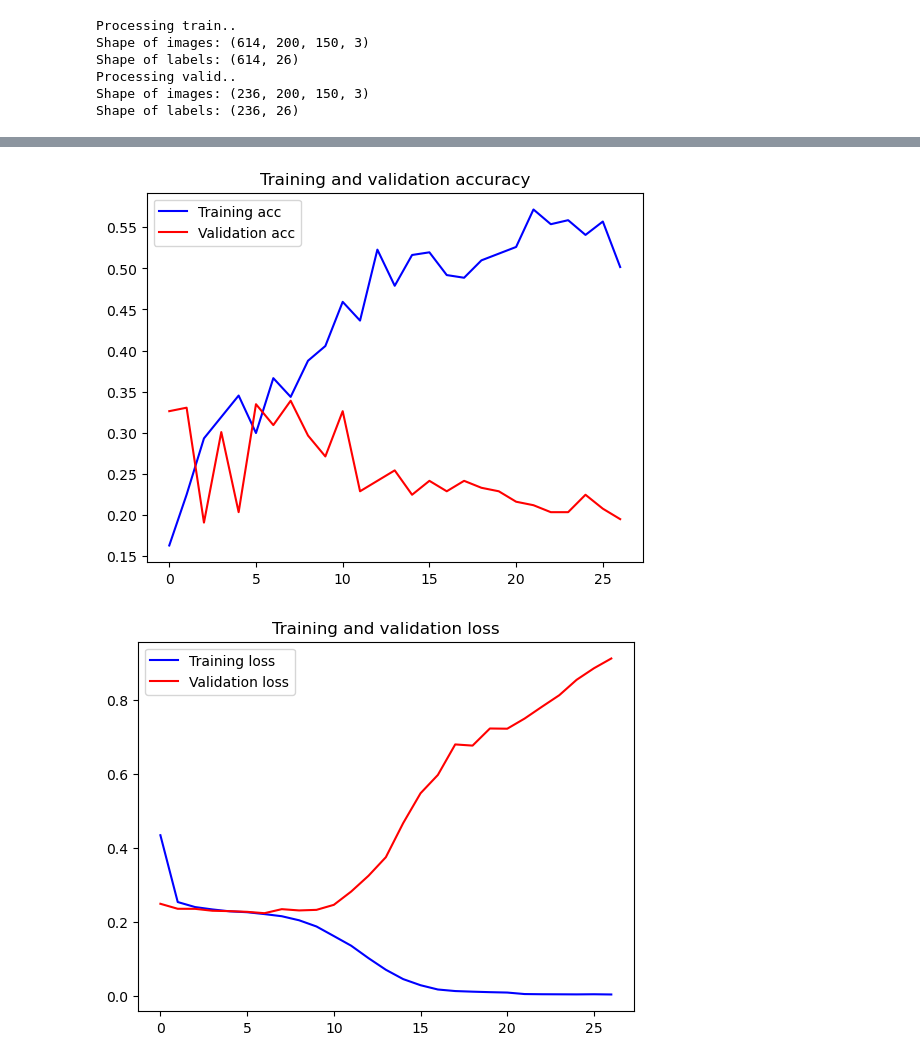
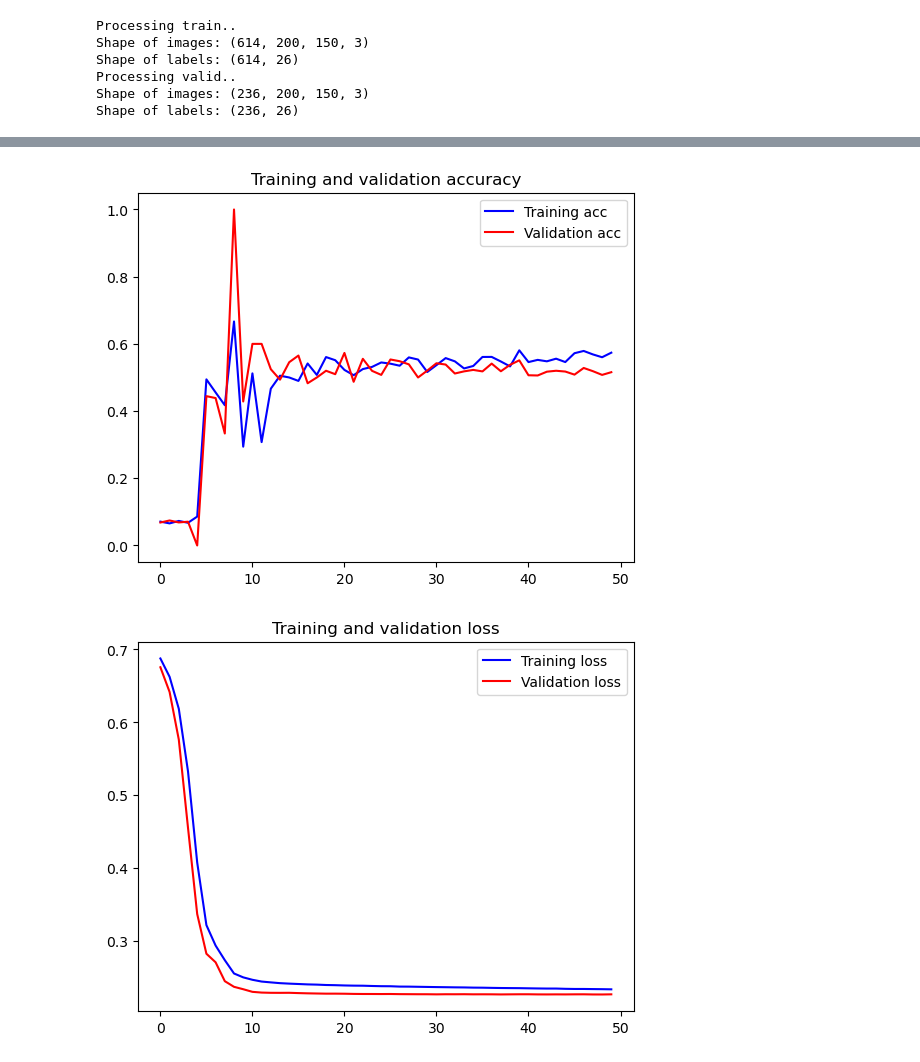
Before and after one commit to Cheeyau/cv2_model_generating, a Jupyter notebook: train_1.ipynb, the cells around one changed output, grey strips where cells are left out. Saved outputs shown, nothing was run; the diff lists cells and outputs as text; code cells hidden in the pictures.

```diff
--- a/train_1.ipynb
+++ b/train_1.ipynb
@@ -69,22 +70,21 @@ model=Sequential()
 # model.add(MaxPooling2D(pool_size=(2, 2), padding='same'))
 # model.add(Dropout(0.1))
 
-model.add(Conv2D(filters=32, kernel_size=(3, 3), activation='relu', input_shape=(image_height, image_weight, sequence)))
+model.add(Conv2D(filters=32, kernel_size=(5, 5), activation='relu', input_shape=(image_height, image_weight, sequence)))
 model.add(MaxPooling2D(pool_size=(2, 2), padding='same'))
-model.add(Dropout(0.1))
+# model.add(Dropout(0.1))
 
-# model.add(Conv2D(filters=64, kernel_size=(5, 5), activation='relu', input_shape=(image_height, image_weight, sequence)))
-# model.add(MaxPooling2D(pool_size=(2, 2), padding='same'))
+model.add(Conv2D(filters=64, kernel_size=(5, 5), activation='relu', input_shape=(image_height, image_weight, sequence)))
+model.add(MaxPooling2D(pool_size=(2, 2), padding='same'))
 # model.add(Dropout(0.1))
 
 model.add(Conv2D(filters=128, kernel_size=(3, 3), activation='relu', input_shape=(image_height, image_weight, sequence)))
 model.add(MaxPooling2D(pool_size=(2, 2), padding='same'))
-model.add(Dropout(0.1))
-
+# model.add(Dropout(0.1))
 
 model.add(Conv2D(filters=256, kernel_size=(3, 3), activation='relu', input_shape=(image_height, image_weight, sequence)))
 model.add(MaxPooling2D(pool_size=(2, 2), padding='same'))
-model.add(Dropout(0.1))
+# model.add(Dropout(0.1))
 
 # model.add(Conv2D(filters=512, kernel_size=(5, 5), activation='relu', input_shape=(image_height, image_weight, sequence)))
 # model.add(MaxPooling2D(pool_size=(2, 2), padding='same'))
@@ -100,6 +100,9 @@ model.add(Flatten())
 
 model.add(Dense(128, activation='relu'))
 
+model.add(Dense(26, activation='sigmoid'))
+
+model.summary()
 ########################################################################################################################
 
 # model.add(ConvLSTM2D(filters=16, kernel_size=(3, 3), activation='tanh', data_format="channels_last", recurrent_dropout=0.2, input_shape=(sequence, image_height, image_weight, sequence)))
@@ -148,9 +151,4 @@ model.add(Dense(128, activation='relu'))
 # model.add(LSTM(32))
 
 ########################################################################################################################
-
-
-model.add(Dense(26, activation='sigmoid'))
-
-model.summary()
 # %% [output]
@@ -172,12 +170,12 @@ Trainable params: 13,705,882
 Non-trainable params: 0
 _________________________________________________________________
 # %%
-version = 'v10'
+version = 'v11'
 
 opt = optimizers.SGD(
-    learning_rate=0.01,
-    decay=1e-4,
-    momentum=0.9,
+    learning_rate=0.001,
+    decay=1e-5,
+    momentum=0.95,
     nesterov=True
     )
 
@@ -190,9 +188,9 @@ early_stopping_callback = EarlyStopping(
 
 model.compile(
     loss='binary_crossentropy',
-    metrics=['accuracy'],
-    # optimizer=opt
-    optimizer='Adam'
+    metrics=[metrics.Precision()],
+    optimizer=opt
+    # optimizer='Adam'
     # optimizer=optimizers.RMSprop(lr=1e-4)
     )
 
@@ -227,24 +225,25 @@ Epoch 27/50
 # %%
-acc = history.history['accuracy']
-val_acc = history.history['val_accuracy']
+v = '21'
+acc = history.history[f'precision_{v}']
+val_acc = history.history[f'val_precision_{v}']
 loss = history.history['loss']
 val_loss = history.history['val_loss']
 
 epochs = range(len(acc))
 
 plt.plot(epochs, acc, 'b', label='Training acc')
 plt.plot(epochs, val_acc, 'r', label='Validation acc')
 plt.title('Training and validation accuracy')
 plt.legend()
 
 plt.figure()
 
 plt.plot(epochs, loss, 'b', label='Training loss')
 plt.plot(epochs, val_loss, 'r', label='Validation loss')
 plt.title('Training and validation loss')
 plt.legend()
 
 plt.show()
 # %% [output]
-[figure, old version]
+[figure, new version]
-[figure, old version]
+[figure, new version]
```
Also changed, not shown: parts of 3 cells of this notebook.
